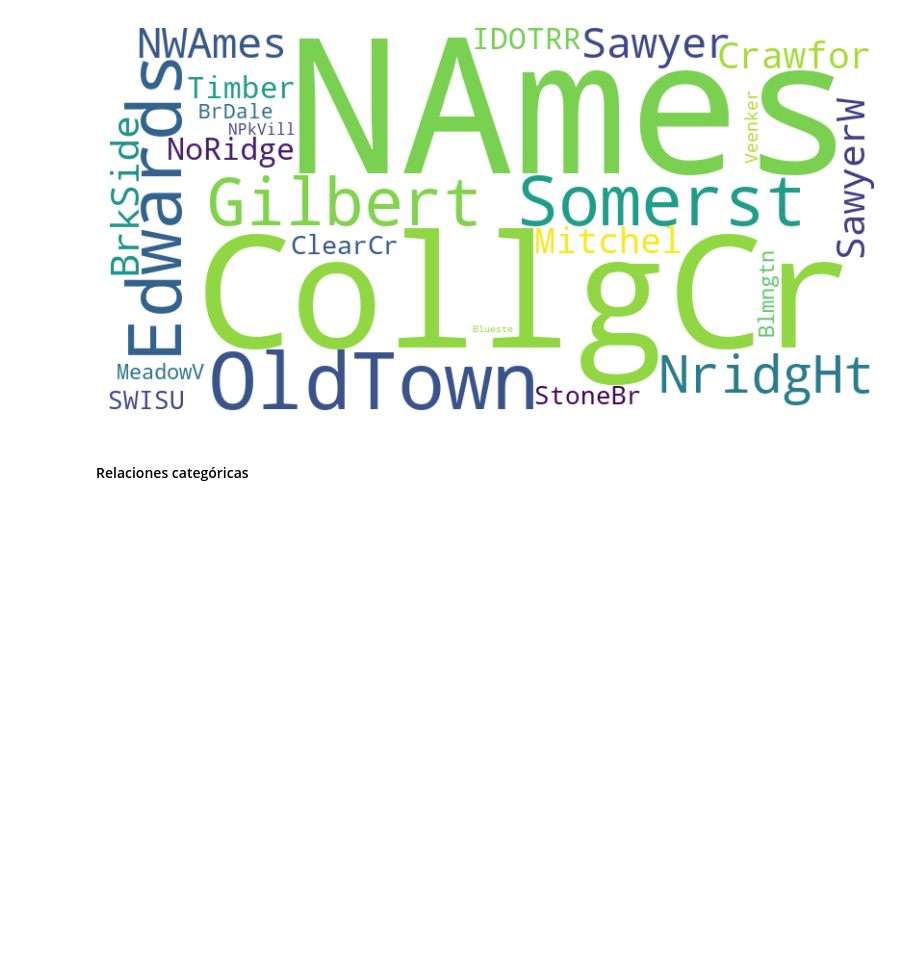
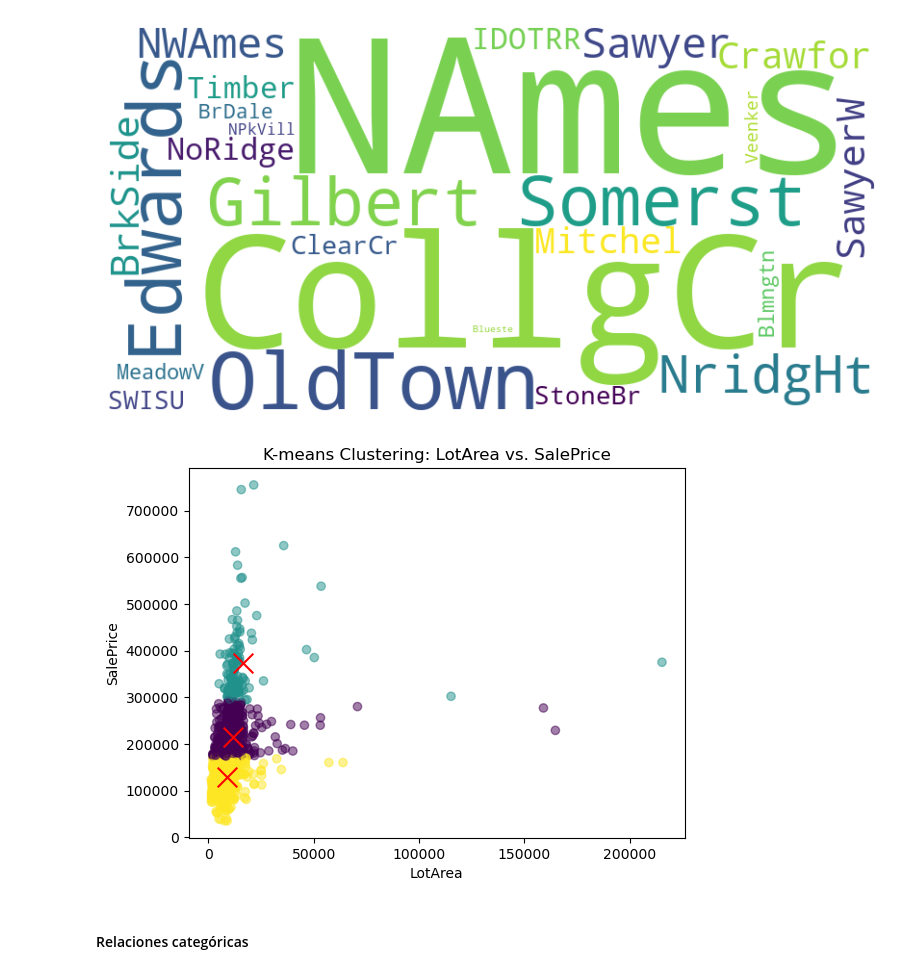
Before and after one commit to diegogr00/Mineria-de-datos-clase, a Jupyter notebook: Análisis exploratorio de Datos - Precios Vivienda.ipynb, the cells around one changed output. Drawn from its saved outputs; the diff is of its cells as text; code cells hidden in the pictures; blank space fills up the shorter version.

```diff
--- a/Análisis exploratorio de Datos - Precios Vivienda.ipynb
+++ b/Análisis exploratorio de Datos - Precios Vivienda.ipynb
@@ -247,3 +249,17 @@ plt.show()
+# %%
+data = df_train[['LotArea', 'SalePrice']]
+
+kmeans = KMeans(n_clusters=3, random_state=42)
+df_train['cluster'] = kmeans.fit_predict(data)
+
+plt.scatter(df_train['LotArea'], df_train['SalePrice'], c=df_train['cluster'], cmap='viridis', alpha=0.5)
+plt.scatter(kmeans.cluster_centers_[:, 0], kmeans.cluster_centers_[:, 1], c='red', marker='x', s=200)
+plt.title('K-means Clustering: LotArea vs. SalePrice')
+plt.xlabel('LotArea')
+plt.ylabel('SalePrice')
+plt.show()
+# %% [output]
+[figure, added]
 # %% [markdown]
 #### Relaciones categóricas
 # %% [markdown]
```
Also changed, not shown: parts of 1 cell of this notebook.
